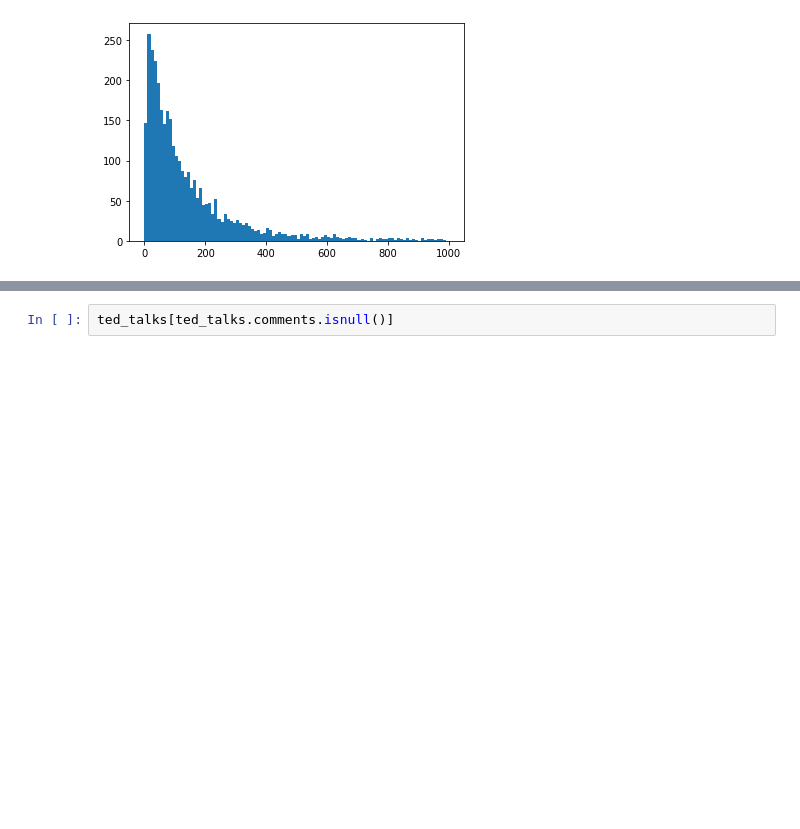
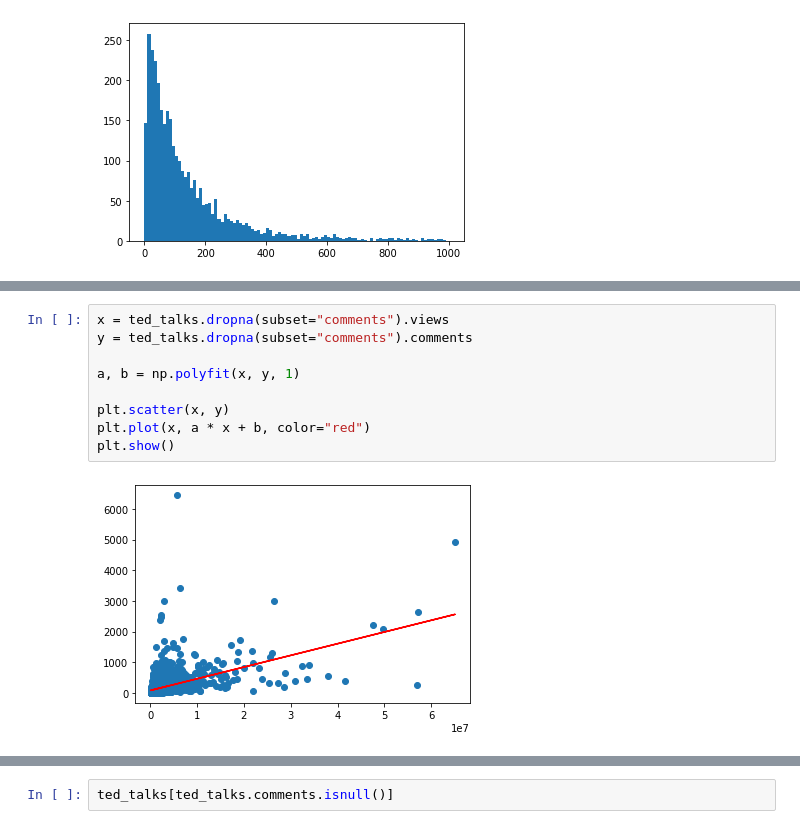
Before and after one commit to VictorTaillieu/TED-talks-analysis, a Jupyter notebook: notebooks/preprocessing.ipynb, the cells around one changed output, grey strips where cells are left out. Saved outputs shown, nothing was run; the diff lists cells and outputs as text; blank space fills up the shorter version.

```diff
--- a/notebooks/preprocessing.ipynb
+++ b/notebooks/preprocessing.ipynb
@@ -264,4 +265,15 @@ ted_talks[ted_talks.comments == 0]
 |  | talk_id | title | speaker_1 | all_speakers | occupations | about_speakers | views | recorded_date | ... |
 | 3905 | 57920 | The power of the Afro pick | Jon Gray | {0: 'Jon Gray'} | {0: ['food enthusiast', 'dishwash... | {0: 'Culinary evangelist Jon Gray... | 208222 | 2020-02-04 | ... |
 | 3926 | 58706 | How surfboards connect us to nature | Yves Béhar | {0: 'Yves Béhar'} | {0: ['designer']} | {0: 'Yves Béhar is a designer, en... | 181783 | 2020-02-11 | ... |
+# %%
+x = ted_talks.dropna(subset="comments").views
+y = ted_talks.dropna(subset="comments").comments
+
+a, b = np.polyfit(x, y, 1)
+
+plt.scatter(x, y)
+plt.plot(x, a * x + b, color="red")
+plt.show()
+# %% [output]
+[figure, new version]
 # %%
```
Also changed, not shown: parts of 13 cells of this notebook.
